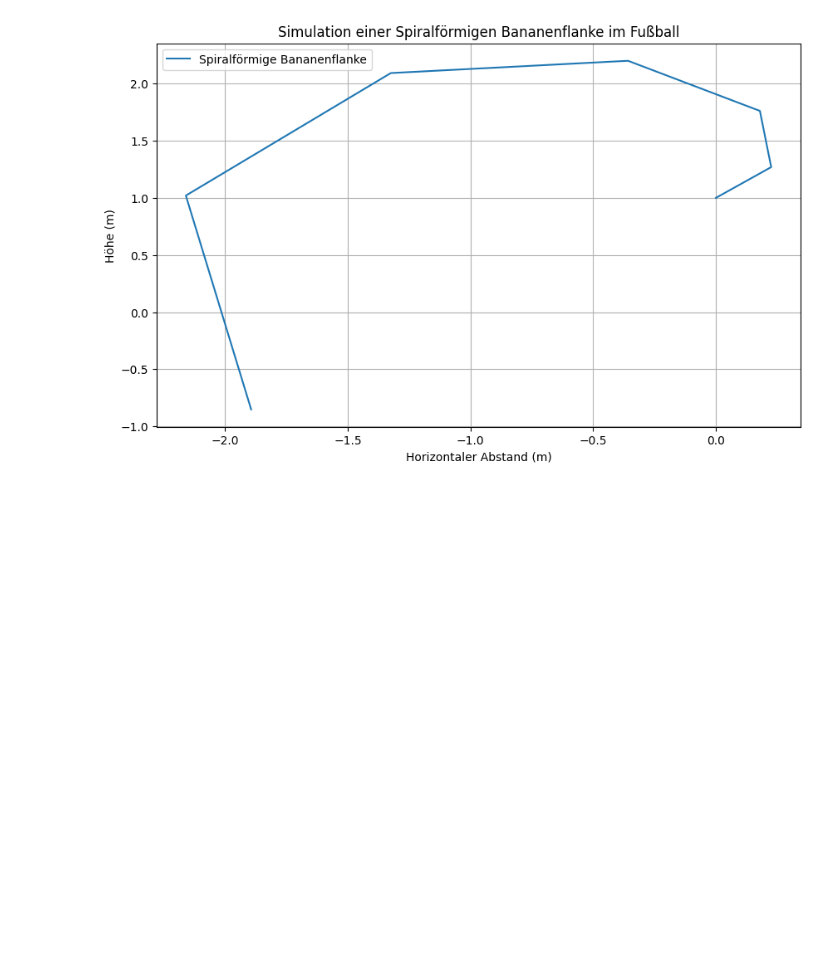
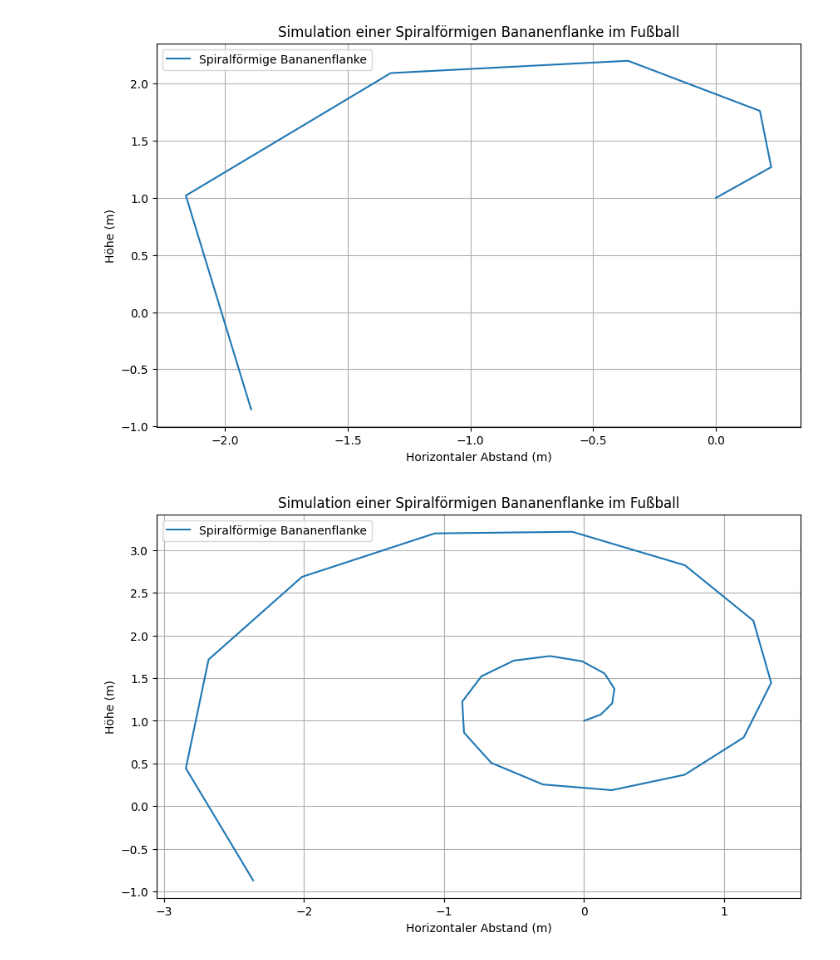
Before and after one commit to Eray-hgs/TG12-3, a Jupyter notebook: Seminarkurs/Bananenflanke.ipynb, the cells around one changed output. Drawn from its saved outputs; the diff is of its cells as text; code cells hidden in the pictures; blank space fills up the shorter version.

```diff
--- a/Seminarkurs/Bananenflanke.ipynb
+++ b/Seminarkurs/Bananenflanke.ipynb
@@ -81,3 +81,77 @@ plt.legend()
 plt.show()
 # %% [output]
 [figure]
+# %%
+# Bananenflanke: Eine spezielle Art von Schuss im Fußball,
+# bei dem der Ball durch eine Kombination aus hoher Rotation
+# und einem bestimmten Abwurfwinkel eine gekrümmte Flugbahn beschreibt.
+# Dies wird oft verwendet, um den Ball um eine Mauer von Verteidigern zu schießen oder den Torwart zu täuschen.
+
+import numpy as np
+import matplotlib.pyplot as plt
+import math
+
+def calculate_banana_kick_trajectory(v0, alpha, omega, duration, time_step):
+    g = 9.81  # Erdbeschleunigung in m/s^2
+    m = 0.43  # Masse des Balls in kg
+    r = 0.11  # Radius des Balls in Metern
+    Cd = 0.47  # Luftwiderstandsbeiwert
+    rho = 1.225  # Dichte der Luft in kg/m^3
+
+    x0, y0 = 0, 1  # Startposition des Balls
+    vx0 = v0 * np.cos(alpha)  # Anfangsgeschwindigkeit in x-Richtung
+    vy0 = v0 * np.sin(alpha)  # Anfangsgeschwindigkeit in y-Richtung
+
+    def drag_force(vx, vy):
+        v = np.sqrt(vx**2 + vy**2)
+        Fd = 0.5 * Cd * rho * np.pi * r**2 * v**2
+        return Fd
+
+    def magnus_force(vx, vy, omega):
+        v = np.sqrt(vx**2 + vy**2)
+        Fm = (2 * np.pi * r**2 * omega * v * m) / (2 * np.pi * r**2)
+        return np.array([-Fm * vy / v, Fm * vx / v])
+
+    x, y = x0, y0
+    vx, vy = vx0, vy0
+    trajectory_x = [x]
+    trajectory_y = [y]
+    t = 0
+
+    while y >= 0 and t <= duration:
+        Fd = drag_force(vx, vy)
+        fm = magnus_force(vx, vy, omega)
+
+        ax = -Fd * vx / (m * np.sqrt(vx**2 + vy**2)) + fm[0] / m
+        ay = -g - Fd * vy / (m * np.sqrt(vx**2 + vy**2)) + fm[1] / m
+
+        vx += ax * time_step
+        vy += ay * time_step
+
+        x += vx * time_step
+        y += vy * time_step
+
+        trajectory_x.append(x)
+        trajectory_y.append(y)
+
+        t += time_step
+
+    return trajectory_x, trajectory_y
+
+# Parameter für die Simulation
+v0 = 25  # Anfangsgeschwindigkeit in m/s
+alpha = 5 * np.pi / 180  # Abwurfwinkel in Bogen
+omega = 100  # Rotationsgeschwindigkeit in rad/s
+duration = 3  # Simulationsdauer in Sekunden
+time_step = 0.005  # Zeitschritt in Sekunden
+x_trajectory, y_trajectory = calculate_banana_kick_trajectory(v0, alpha, omega, duration, time_step)
+plt.figure(figsize=(10, 6))
+plt.plot(x_trajectory, y_trajectory, label="Spiralförmige Bananenflanke")
+plt.title("Simulation einer Spiralförmigen Bananenflanke im Fußball")
+plt.xlabel("Horizontaler Abstand (m)")
+plt.ylabel("Höhe (m)")
+plt.grid(True)
+plt.legend()
+plt.show()
+# %% [output]
+[figure, added]
```
